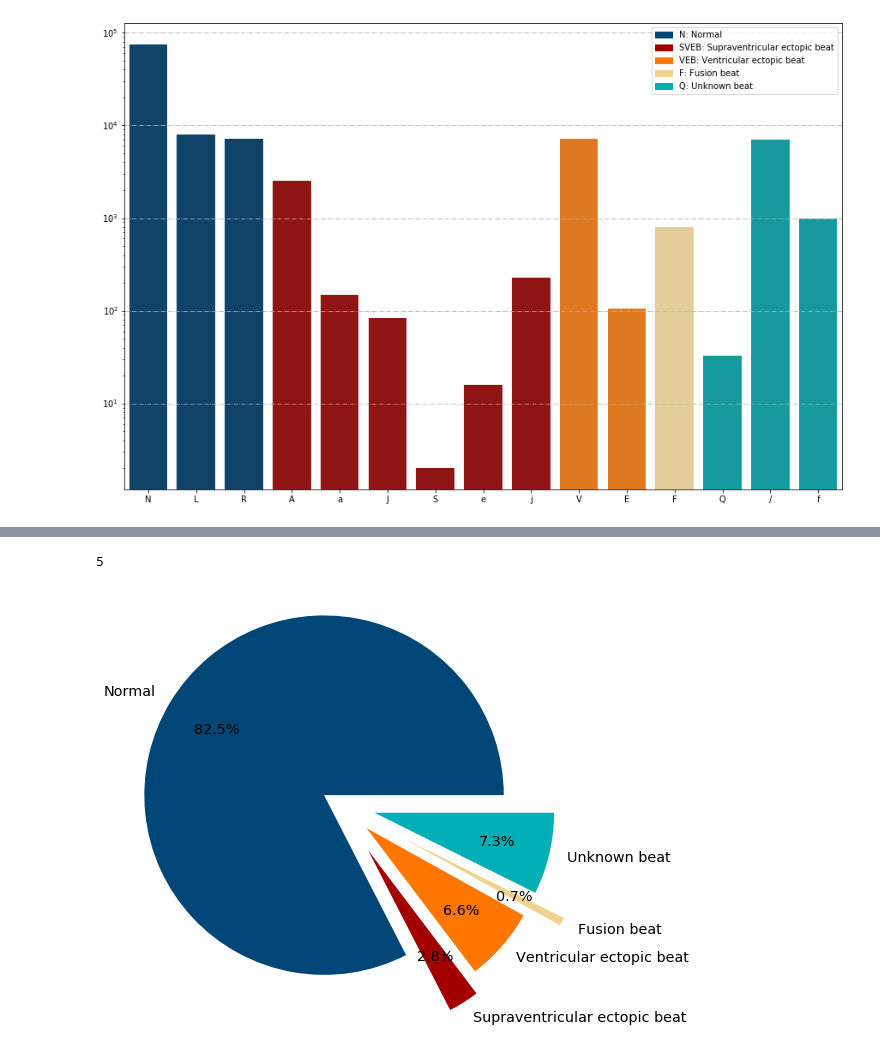
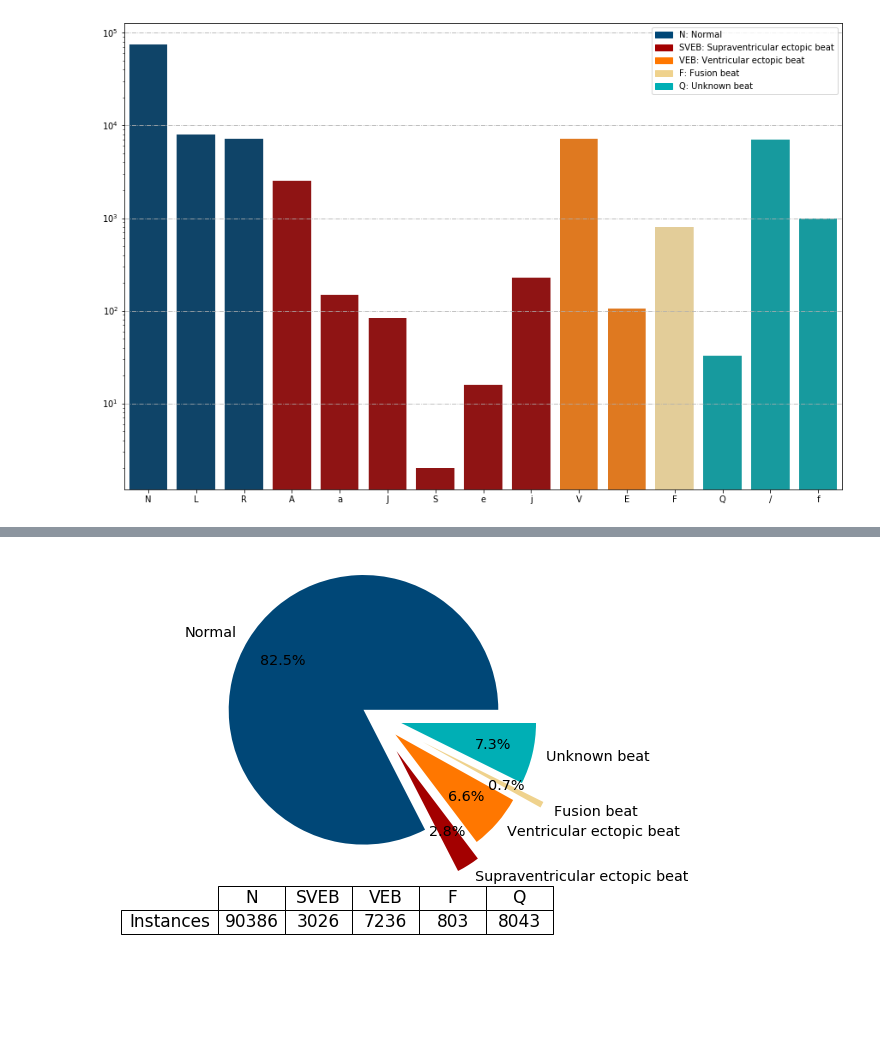
Before and after one commit to omerferhatt/arrhythmia-cnn, a Jupyter notebook: notebooks/main.ipynb, the cells around one changed output, grey strips where cells are left out. Cells and saved outputs as stored; diff of their text form; code cells hidden in the pictures; blank space fills up the shorter version.

Commit message:
Pie chart table added

```diff
--- a/notebooks/main.ipynb
+++ b/notebooks/main.ipynb
@@ -176,20 +173,31 @@ for sb in sb_ann_class:
 # %%
 # Creating pie chart figure with specified size
 def draw_pie_chart_sb_class():
-    plt.figure(figsize=(8, 8))
+    plt.figure(figsize=(6, 6))
     total = sum(list(sbeat_count_dict.values()))
     sizes = [(size / total) * 100 for size in list(sbeat_count_dict.values())]
 
     explode = (0.1, 0.3, 0.2, 0.4, 0.2)
 
     plt.pie(sizes, explode=explode, labels=list(sb_ann.values()), autopct='%1.1f%%',
             pctdistance=0.7, textprops={"fontsize": "x-large"}, colors=sb_ann_class_palette,
             shadow=False, startangle=0)
-    plt.axis('equal')  # Equal aspect ratio ensures that pie is drawn as a circle.
+    plt.axis('equal')
 
+    rows = [[str(integer) for integer in list(sbeat_count_dict.values())]]
+    row_label = ["Instances"]
+    cols = tuple(sbeat_count_dict.keys())
+    table = plt.table(cellText=rows,
+                      colLabels=cols,
+                      rowLabels=row_label,
+                      loc="bottom",
+                      cellLoc="center",
+                      rowLoc="center",
+                      colLoc="center")
+    table.scale(1, 2)
+    table.set_fontsize(20)
     plt.show()
 
 draw_pie_chart_sb_class()
 # %% [output]
-5
-[figure, old version]
+[figure, new version]
```
Also changed, not shown: parts of 7 cells of this notebook.
